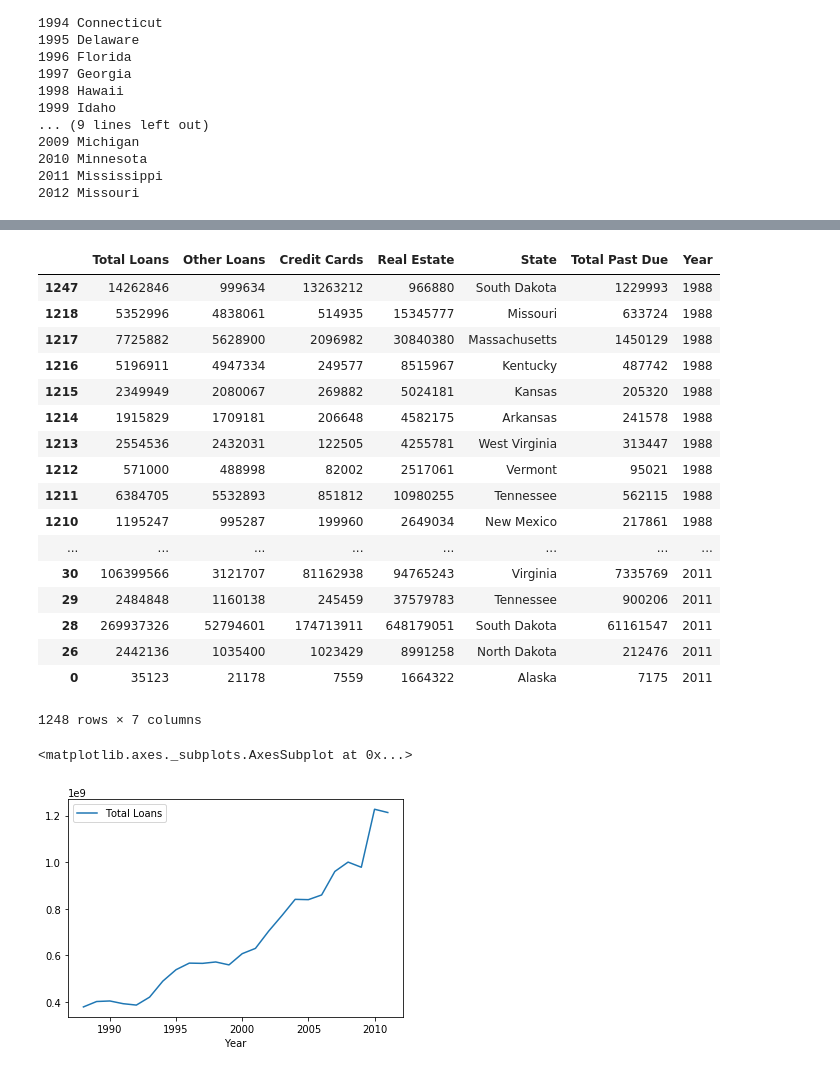
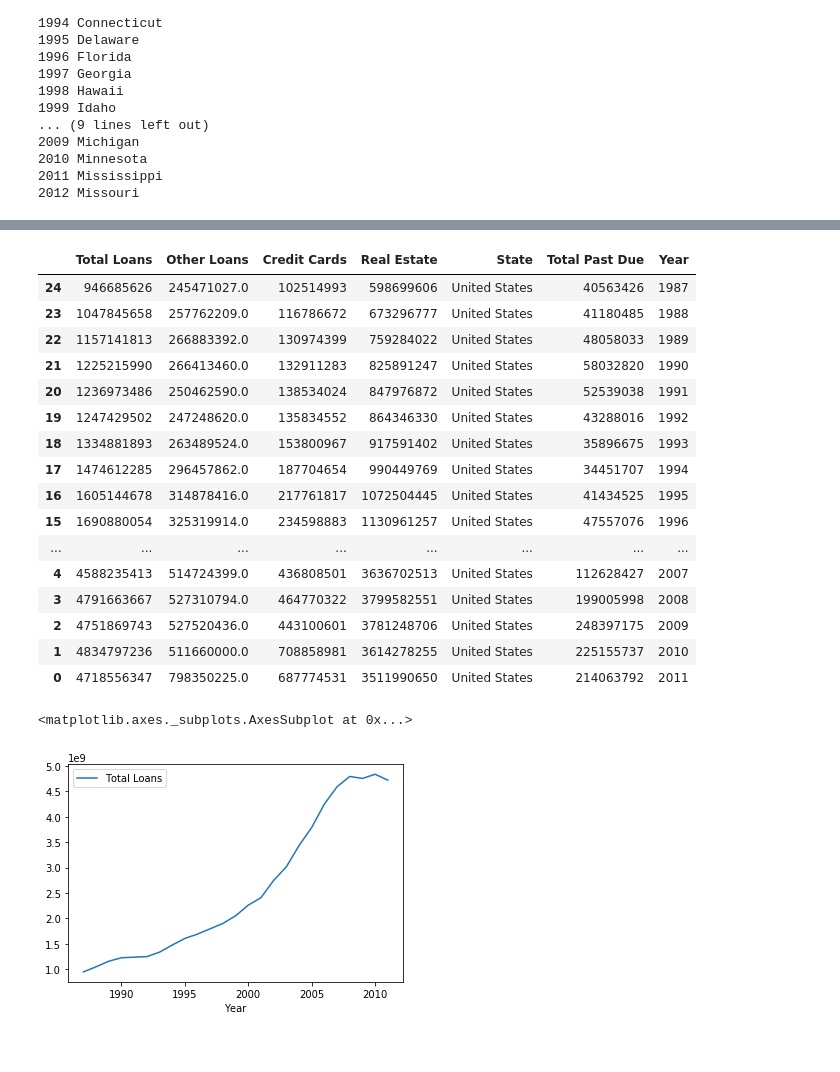
Before and after one commit to brownal05/project1, a Jupyter notebook: notebooks/nick.ipynb, the cells around one changed output, grey strips where cells are left out. Cells and saved outputs as stored; diff of their text form; code cells hidden in the pictures.

```diff
--- a/notebooks/nick.ipynb
+++ b/notebooks/nick.ipynb
@@ -85,0 +82,3 @@ Index(['Unnamed: 0', 'Auto Loans', 'Total Loans', 'Other Loans',
+# %%
+debt = debt.fillna(0)
+debt.groupby('Year').sum()
@@ -86,29 +104,30 @@ Index(['Unnamed: 0', 'Auto Loans', 'Total Loans', 'Other Loans',
 # %%
+debt['Other Loans'] = debt['Other Loans'] + debt['Auto Loans']
+debt['Total Loans'] = debt['Total Loans'] + debt['Real Estate']
 debt_clean = debt.drop(columns = ['Unnamed: 0','Auto Loans'])
 debt_clean.sort_values('Year')
 # %% [output]
 |  | Total Loans | Other Loans | Credit Cards | Real Estate | State | Total Past Due | Year |
-| 1247 | 14262846 | 999634 | 13263212 | 966880 | South Dakota | 1229993 | 1988 |
-| 1218 | 5352996 | 4838061 | 514935 | 15345777 | Missouri | 633724 | 1988 |
-| 1217 | 7725882 | 5628900 | 2096982 | 30840380 | Massachusetts | 1450129 | 1988 |
-| 1216 | 5196911 | 4947334 | 249577 | 8515967 | Kentucky | 487742 | 1988 |
-| 1215 | 2349949 | 2080067 | 269882 | 5024181 | Kansas | 205320 | 1988 |
-| 1214 | 1915829 | 1709181 | 206648 | 4582175 | Arkansas | 241578 | 1988 |
-| 1213 | 2554536 | 2432031 | 122505 | 4255781 | West Virginia | 313447 | 1988 |
-| 1212 | 571000 | 488998 | 82002 | 2517061 | Vermont | 95021 | 1988 |
-| 1211 | 6384705 | 5532893 | 851812 | 10980255 | Tennessee | 562115 | 1988 |
-| 1210 | 1195247 | 995287 | 199960 | 2649034 | New Mexico | 217861 | 1988 |
+| 24 | 946685626 | 245471027.0 | 102514993 | 598699606 | United States | 40563426 | 1987 |
+| 23 | 1047845658 | 257762209.0 | 116786672 | 673296777 | United States | 41180485 | 1988 |
+| 22 | 1157141813 | 266883392.0 | 130974399 | 759284022 | United States | 48058033 | 1989 |
+| 21 | 1225215990 | 266413460.0 | 132911283 | 825891247 | United States | 58032820 | 1990 |
+| 20 | 1236973486 | 250462590.0 | 138534024 | 847976872 | United States | 52539038 | 1991 |
+| 19 | 1247429502 | 247248620.0 | 135834552 | 864346330 | United States | 43288016 | 1992 |
+| 18 | 1334881893 | 263489524.0 | 153800967 | 917591402 | United States | 35896675 | 1993 |
+| 17 | 1474612285 | 296457862.0 | 187704654 | 990449769 | United States | 34451707 | 1994 |
+| 16 | 1605144678 | 314878416.0 | 217761817 | 1072504445 | United States | 41434525 | 1995 |
+| 15 | 1690880054 | 325319914.0 | 234598883 | 1130961257 | United States | 47557076 | 1996 |
 | ... | ... | ... | ... | ... | ... | ... | ... |
-| 30 | 106399566 | 3121707 | 81162938 | 94765243 | Virginia | 7335769 | 2011 |
-| 29 | 2484848 | 1160138 | 245459 | 37579783 | Tennessee | 900206 | 2011 |
-| 28 | 269937326 | 52794601 | 174713911 | 648179051 | South Dakota | 61161547 | 2011 |
-| 26 | 2442136 | 1035400 | 1023429 | 8991258 | North Dakota | 212476 | 2011 |
-| 0 | 35123 | 21178 | 7559 | 1664322 | Alaska | 7175 | 2011 |
+| 4 | 4588235413 | 514724399.0 | 436808501 | 3636702513 | United States | 112628427 | 2007 |
+| 3 | 4791663667 | 527310794.0 | 464770322 | 3799582551 | United States | 199005998 | 2008 |
+| 2 | 4751869743 | 527520436.0 | 443100601 | 3781248706 | United States | 248397175 | 2009 |
+| 1 | 4834797236 | 511660000.0 | 708858981 | 3614278255 | United States | 225155737 | 2010 |
+| 0 | 4718556347 | 798350225.0 | 687774531 | 3511990650 | United States | 214063792 | 2011 |
-1248 rows × 7 columns
 # %%
 debt_clean_all_years = debt_clean.groupby('Year').sum().reset_index()
 debt_clean_all_years.plot(x='Year', y='Total Loans')
 # %% [output]
 <matplotlib.axes._subplots.AxesSubplot at 0x...>
-[figure, old version]
+[figure, new version]
 # %%
```
Also changed, not shown: parts of 16 cells of this notebook.
